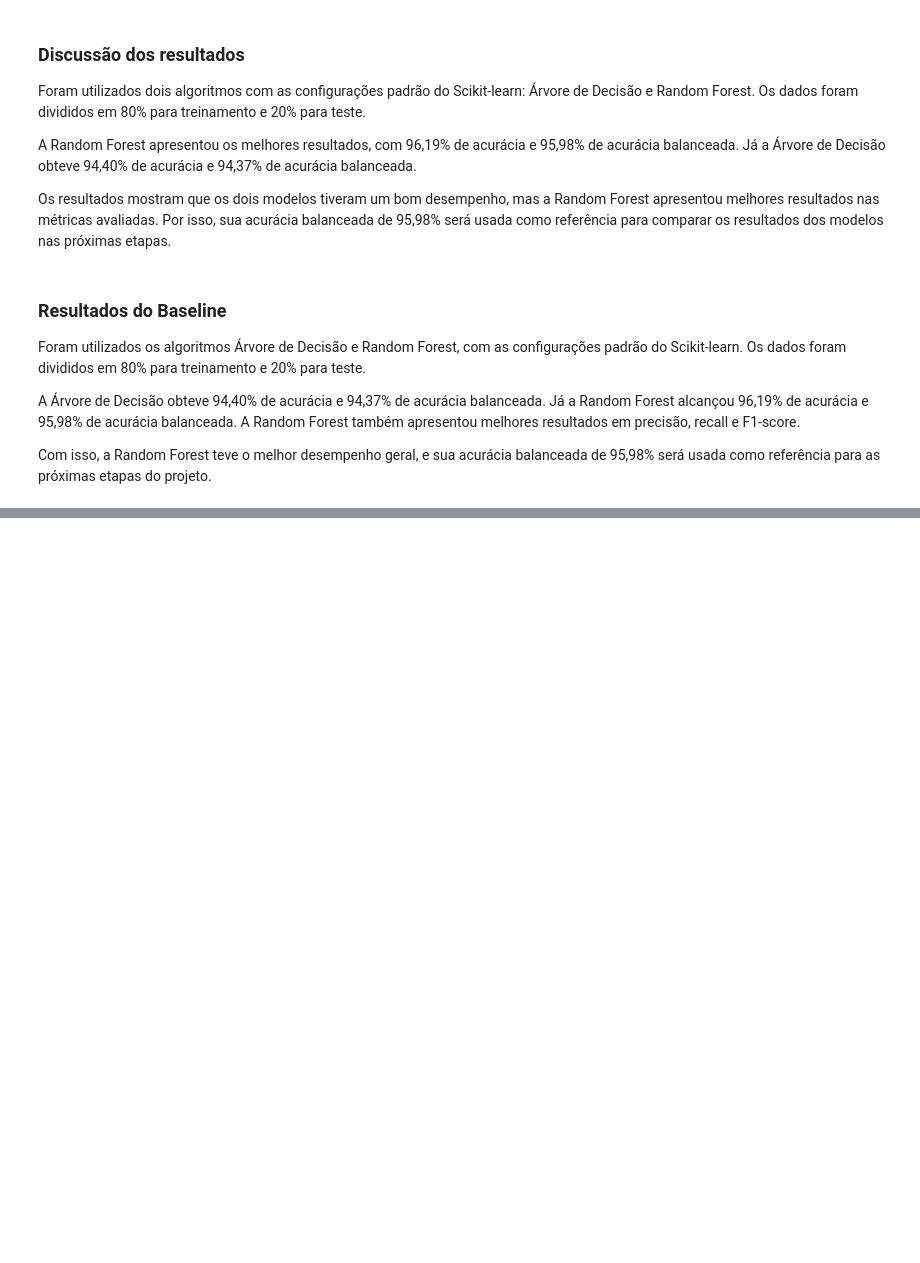
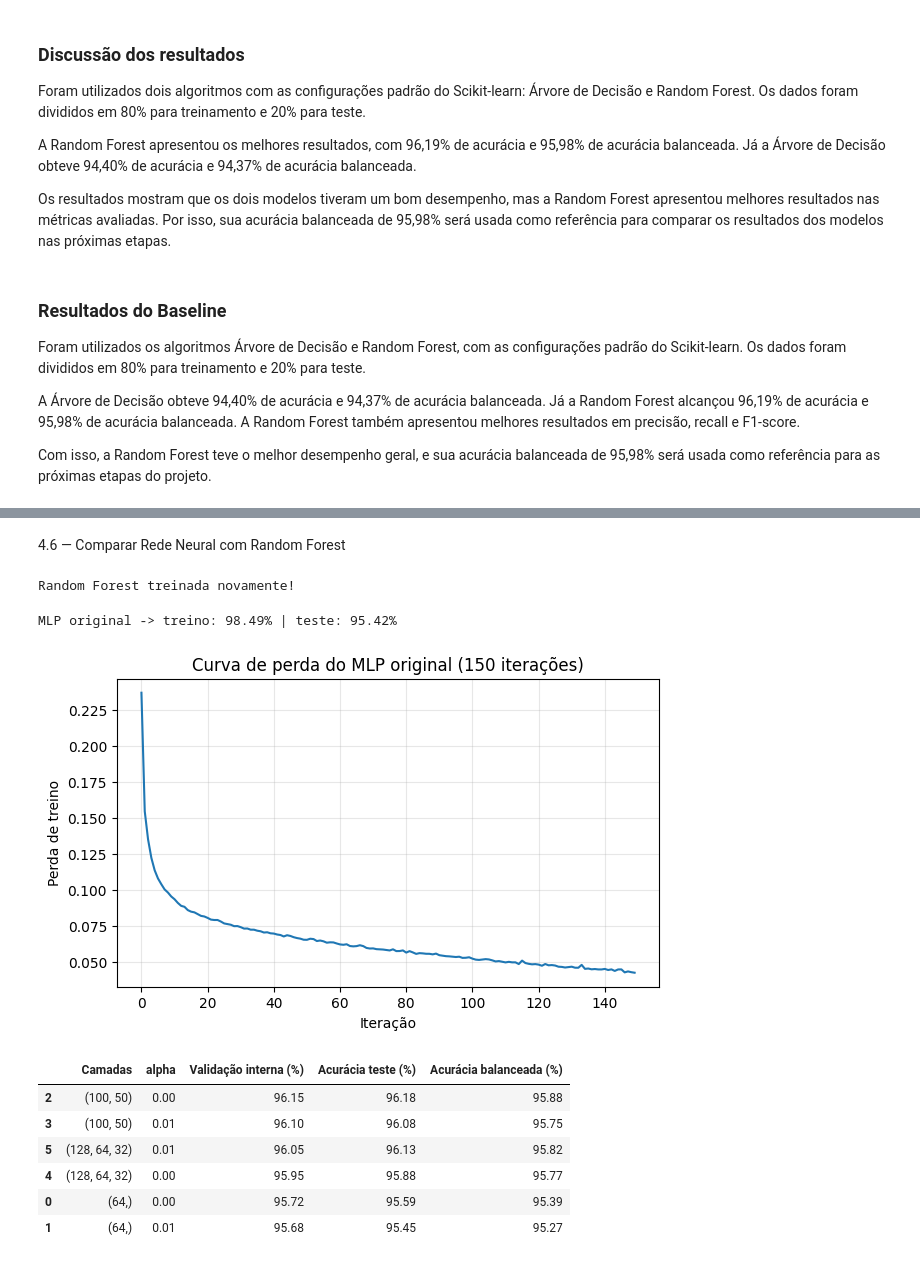
Before and after one commit to Rianfrancielton/IA-e-Matematica-Aplicada, a Jupyter notebook: TDE_3.ipynb, the cells around one changed output, grey strips where cells are left out. Cells and saved outputs as stored; diff of their text form; code cells hidden in the pictures; blank space fills up the shorter version.

```diff
--- a/TDE_3.ipynb
+++ b/TDE_3.ipynb
@@ -189,0 +844,69 @@ Com isso, a Random Forest teve o melhor desempenho geral, e sua acurácia balanc
+# %% [markdown]
+4.6 — Comparar Rede Neural com Random Forest
+# %%
+from sklearn.ensemble import RandomForestClassifier
+from sklearn.pipeline import Pipeline
+
+modelo_rf_final = Pipeline([
+    ("preprocessamento", preprocessamento),
+    ("modelo", RandomForestClassifier(
+        random_state=42,
+        n_jobs=-1
+    ))
+])
+
+modelo_rf_final.fit(X_treino, y_treino)
+
+previsoes_rf_novo = modelo_rf_final.predict(X_teste)
+
+print("Random Forest treinada novamente!")
+# %% [output]
+Random Forest treinada novamente!
+# %%
+import matplotlib.pyplot as plt
+
+# Diagnóstico do MLP original
+acc_treino = accuracy_score(y_treino, modelo_mlp.predict(X_treino)) * 100
+acc_teste = accuracy_score(y_teste, previsoes_mlp) * 100
+print(f"MLP original -> treino: {acc_treino:.2f}% | teste: {acc_teste:.2f}%")
+
+rede = modelo_mlp.named_steps["modelo"]
+plt.figure(figsize=(7, 4))
+plt.plot(rede.loss_curve_)
+plt.xlabel("Iteração"); plt.ylabel("Perda de treino")
+plt.title("Curva de perda do MLP original (150 iterações)")
+plt.grid(alpha=0.3); plt.show()
+
+# Alvo numérico só para este experimento (1 = satisfied, 0 = neutral or dissatisfied)
+y_treino_num = (y_treino == "satisfied").astype(int)
+y_teste_num = (y_teste == "satisfied").astype(int)
+
+configs = {"(64,)": (64,), "(100, 50)": (100, 50), "(128, 64, 32)": (128, 64, 32)}
+linhas_mlp = []
+for nome, camadas in configs.items():
+    for alpha in [1e-4, 1e-2]:
+        pipe = Pipeline([
+            ("preprocessamento", preprocessamento),
+            ("modelo", MLPClassifier(hidden_layer_sizes=camadas, alpha=alpha,
+                                     early_stopping=True, max_iter=300,
+                                     random_state=42))
+        ])
+        pipe.fit(X_treino, y_treino_num)
+        prev = pipe.predict(X_teste)
+        linhas_mlp.append({
+            "Camadas": nome, "alpha": alpha,
+            "Validação interna (%)": pipe.named_steps["modelo"].best_validation_score_ * 100,
+            "Acurácia teste (%)": accuracy_score(y_teste_num, prev) * 100,
+            "Acurácia balanceada (%)": balanced_accuracy_score(y_teste_num, prev) * 100,
+        })
+display(pd.DataFrame(linhas_mlp).round(2).sort_values("Validação interna (%)", ascending=False))
+# %% [output]
+MLP original -> treino: 98.49% | teste: 95.42%
+[figure, added]
+|  | Camadas | alpha | Validação interna (%) | Acurácia teste (%) | Acurácia balanceada (%) |
+| 2 | (100, 50) | 0.00 | 96.15 | 96.18 | 95.88 |
+| 3 | (100, 50) | 0.01 | 96.10 | 96.08 | 95.75 |
+| 5 | (128, 64, 32) | 0.01 | 96.05 | 96.13 | 95.82 |
+| 4 | (128, 64, 32) | 0.00 | 95.95 | 95.88 | 95.77 |
+| 0 | (64,) | 0.00 | 95.72 | 95.59 | 95.39 |
+| 1 | (64,) | 0.01 | 95.68 | 95.45 | 95.27 |
```
Also changed, not shown: parts of 57 cells of this notebook.
